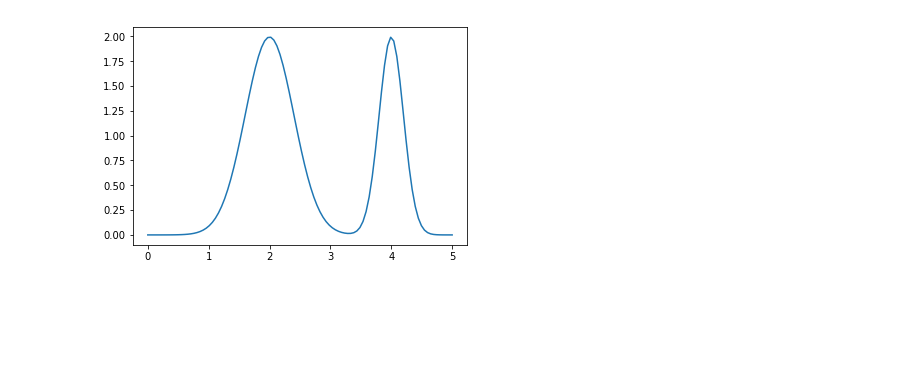
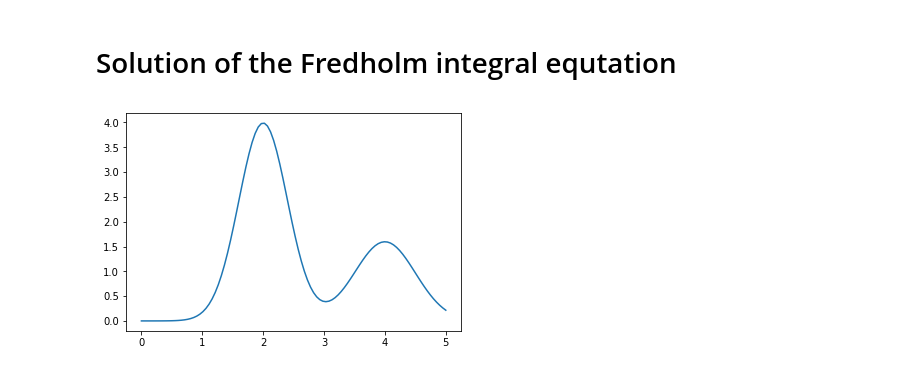
Before and after one commit to SciProgCentre/statreg-py, a Jupyter notebook: example/01.BasicExample.ipynb, the cells around one changed output. Drawn from its saved outputs; the diff is of its cells as text; code cells hidden in the pictures; blank space fills up the shorter version.

```diff
--- a/example/01.BasicExample.ipynb
+++ b/example/01.BasicExample.ipynb
@@ -14,12 +9,14 @@ sys.path.append('/home/zelenyy/npm/stats/statreg-py')
+# %% [markdown]
+# Solution of the Fredholm integral equtation
 # %%
 a = 0
 b = 5
 
-phi = lambda x: 2*norm.pdf(x-2, scale=0.4) + norm.pdf(x-4, scale = 0.2)
+phi = lambda x: 4*norm.pdf(x-2, scale=0.4) + 2*norm.pdf(x-4, scale = 0.5)
 x = np.linspace(a, b,100)
 plt.plot(x, phi(x));
 # %% [output]
-[figure, old version]
+[figure, new version]
 # %%
 kernel = lambda x,y : np.heaviside(x-y, 1)
 # %%
```
Also changed, not shown: parts of 16 cells of this notebook, 10 other files.
